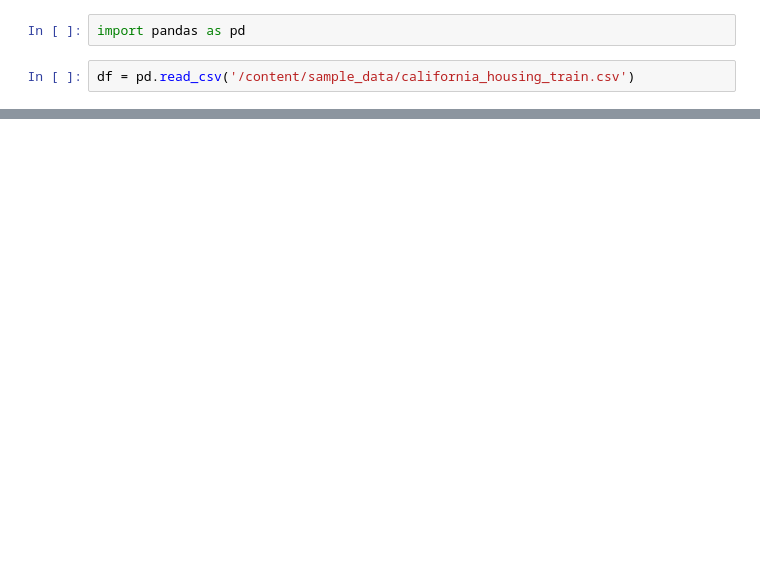
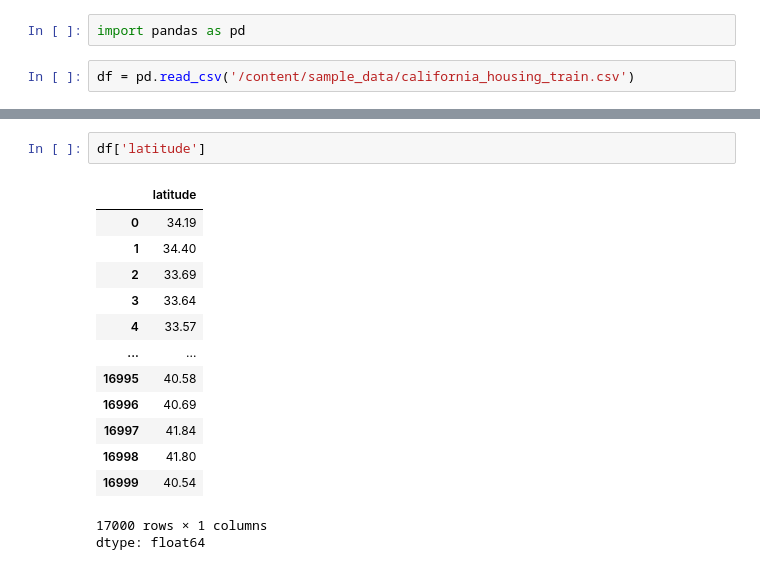
Before and after one commit to abdurrahman16/Pandas-Data-Manipulation, a Jupyter notebook: Pandas_Data_Manipulation.ipynb, the cells around one changed output, grey strips where cells are left out. Drawn from its saved outputs; the diff is of its cells as text; blank space fills up the shorter version.

```diff
--- a/Pandas_Data_Manipulation.ipynb
+++ b/Pandas_Data_Manipulation.ipynb
@@ -24,0 +38,17 @@ df.tail()
+# %%
+df['latitude']
+# %% [output]
+|  | latitude |
+| 0 | 34.19 |
+| 1 | 34.40 |
+| 2 | 33.69 |
+| 3 | 33.64 |
+| 4 | 33.57 |
+| ... | ... |
+| 16995 | 40.58 |
+| 16996 | 40.69 |
+| 16997 | 41.84 |
+| 16998 | 41.80 |
+| 16999 | 40.54 |
+17000 rows × 1 columns
+dtype: float64
```
Also changed, not shown: parts of 14 cells of this notebook.
